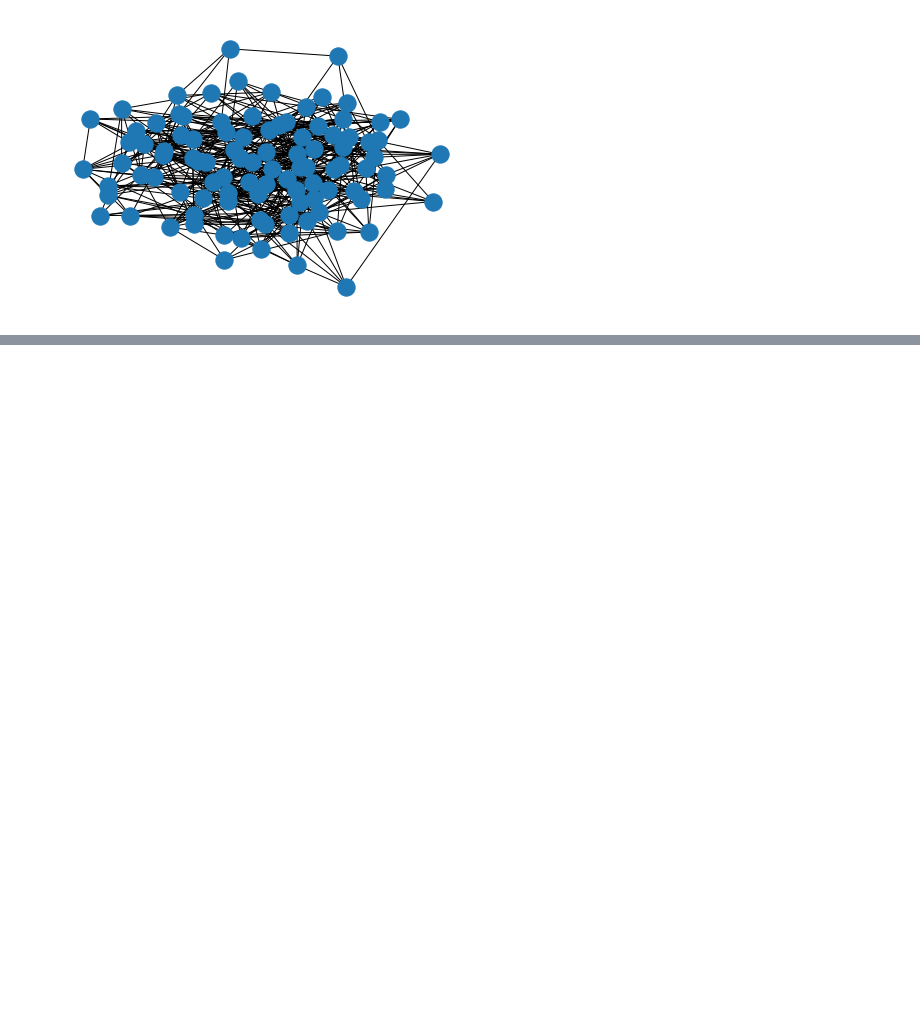
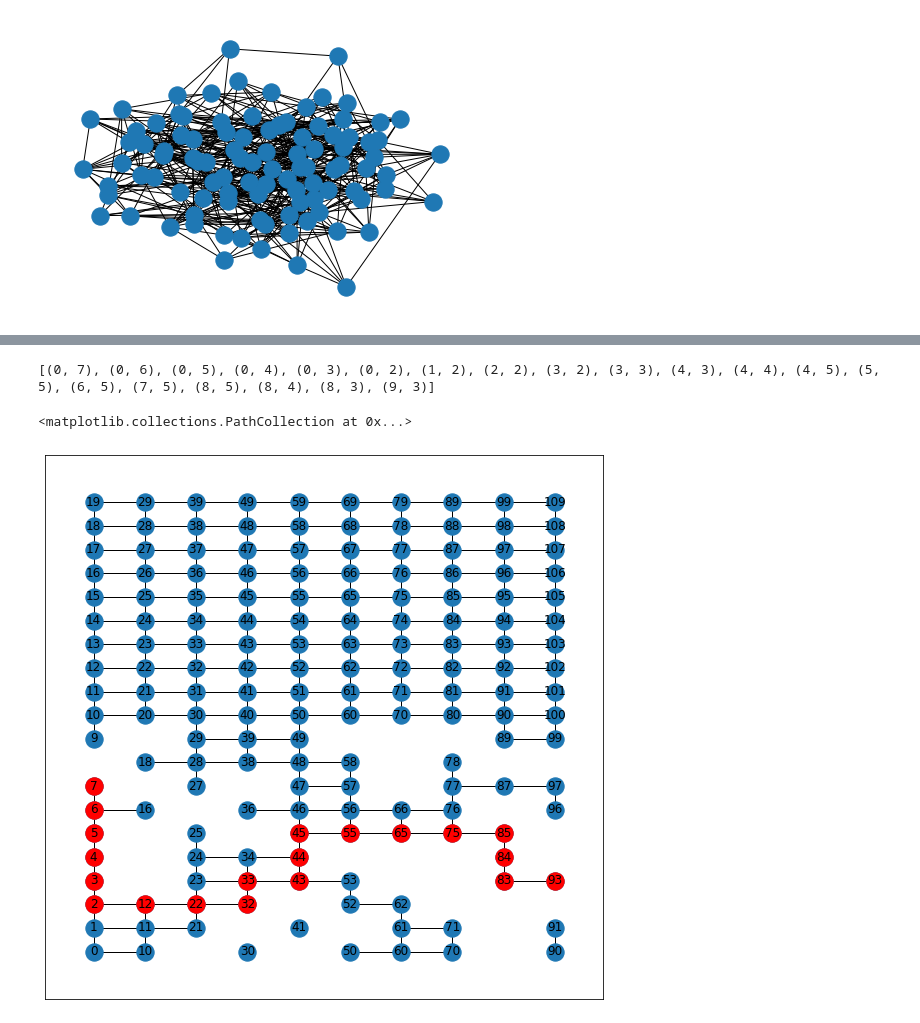
Before and after one commit to morkovka1337/algorithms_itmo, a Jupyter notebook: task6.ipynb, the cells around one changed output, grey strips where cells are left out. Cells and saved outputs as stored; diff of their text form; code cells hidden in the pictures; blank space fills up the shorter version.

```diff
--- a/task6.ipynb
+++ b/task6.ipynb
@@ -43,0 +46,20 @@ Bellman-Ford time 0.001285
+# %%
+plt.figure(figsize=(10, 10))
+N = 10
+M = 20
+obstacles = 40
+np.random.seed(42)
+G = nx.grid_2d_graph(N, M)
+edges_to_delete = np.random.randint(0, N, size=(obstacles, 2))
+edges_to_delete = list(map(tuple, edges_to_delete))
+G.remove_nodes_from(edges_to_delete)
+pos = dict((n, n) for n in G.nodes())
+labels = dict(((i, j), i * 10 + j) for i, j in G.nodes())
+nx.draw_networkx(G, pos=pos, labels=labels)
+path = nx.algorithms.shortest_paths.astar.astar_path(G, (0, 7), (9, 3))
+print(path)
+nx.draw_networkx_nodes(G, pos, nodelist=path, node_color='r')
+# %% [output]
+[(0, 7), (0, 6), (0, 5), (0, 4), (0, 3), (0, 2), (1, 2), (2, 2), (3, 2), (3, 3), (4, 3), (4, 4), (4, 5), (5, 5), (6, 5), (7, 5), (8, 5), (8, 4), (8, 3), (9, 3)]
+<matplotlib.collections.PathCollection at 0x...>
+[figure, added]
```
Also changed, not shown: parts of 3 cells of this notebook.
